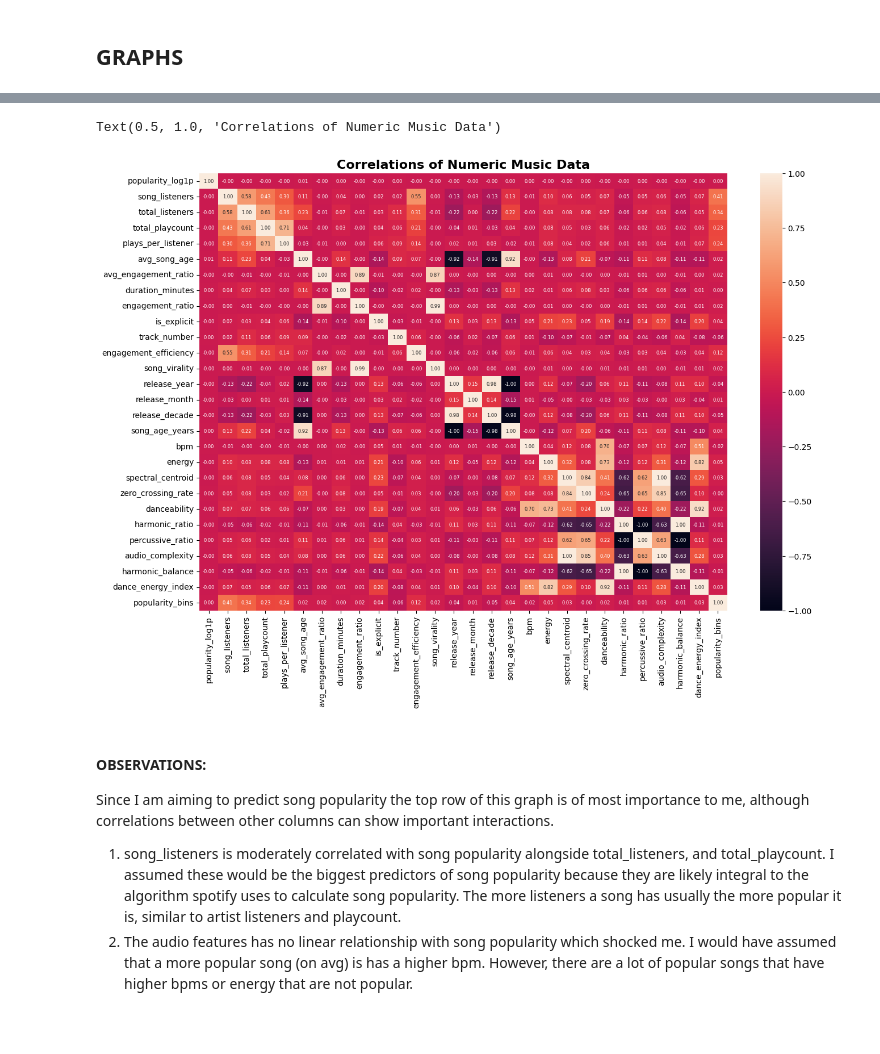
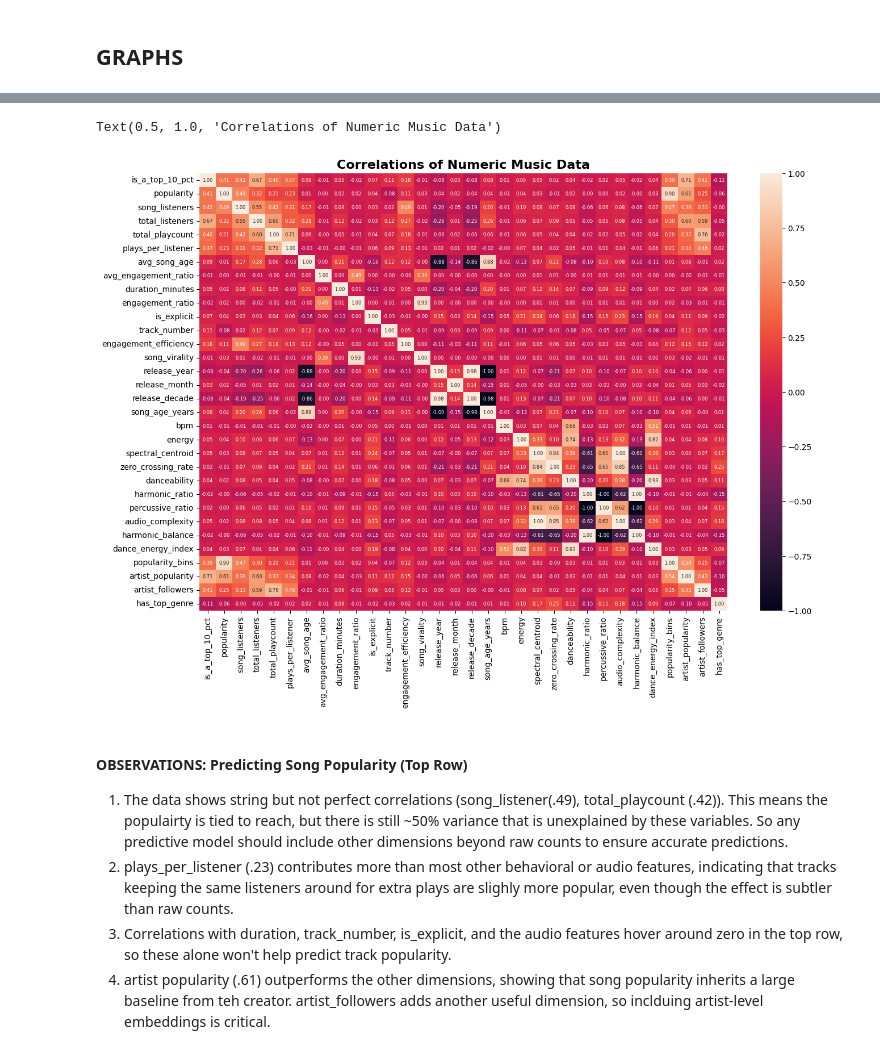
Before and after one commit to spennyfinn/Spotify_ETL_Project, a Jupyter notebook: notebooks/music_data_analysis.ipynb, the cells around one changed output, grey strips where cells are left out. Cells and saved outputs as stored; diff of their text form; code cells hidden in the pictures; blank space fills up the shorter version.

```diff
--- a/notebooks/music_data_analysis.ipynb
+++ b/notebooks/music_data_analysis.ipynb
@@ -305,6 +354,10 @@ artist_agg= songs.groupby('artist_id').agg({'popularity': ['mean', 'std', 'max',
 artist_agg.columns = ['artist_id', 'avg_popularity', 'popularity_std', 'max_popularity', 'min_popularity',
 'avg_song_age', 'avg_artist_listeners', 'avg_engagement_ratio', 'avg_duration_minutes', 'song_count', 'first_release', 'latest_release', 'avg_release_year']
 print(artist_agg.describe())
+
+popularity_threshold = artists["artist_popularity"].quantile(0.9)
+artists = artists.assign(is_a_top_10_pct=lambda df: df["artist_popularity"] >= popularity_threshold)
+
 artists=artists.merge(artist_agg, how='left', on= 'artist_id')
 display(artists)
 # %% [output]
@@ -340,0 +394,26 @@ max         2026.000000
+# %%
+artist_genres = artist_genres.merge(genres[['genre_id', 'genre_name']], on='genre_id', how='left')
+display(artist_genres)
+
+top_genres = (
+    artist_genres.groupby('genre_name')['artist_id']
+    .nunique()
+    .sort_values(ascending=False)
+    .head(3)
+)
+top_genres_list = top_genres.index.tolist()
+top_genres_set = set(top_genres_list)
+
+
+artist_top_genres = (
+    artist_genres.groupby('artist_id')['genre_name']
+    .agg(lambda names: list(dict.fromkeys(names)))
+    .reset_index(name='genres_list')
+)
+
+
+artist_top_genres['has_top_genre'] = artist_top_genres['genres_list'].apply(
+    lambda genres: bool(top_genres_set & set(genres))
+)
+
+display(artist_top_genres.sample(15))
@@ -340,0 +450,3 @@ max         2026.000000
+# %%
+artists = artists.merge(artist_top_genres[['has_top_genre', 'artist_id']], on='artist_id', how='left')
+display(artists.sample(10))
@@ -459,4 +591,5 @@ all_data = song_artist_features.merge(albums, how='left', on='album_id')
 # %%
 
 data_filtered = remove_outliers(all_data)
+data_filtered = data_filtered[data_filtered['release_year']>= 1950]
 # %% [output]
@@ -664,26 +821,26 @@ all_data['popularity_log1p'] = np.expm1(songs['popularity'])
 # %%
 
 
 
-all_data_num_cols= ['popularity_log1p', 'song_listeners', 'total_listeners', 'total_playcount', 'plays_per_listener', 'avg_song_age', 'avg_engagement_ratio'
+all_data_num_cols= ['is_a_top_10_pct','popularity', 'song_listeners', 'total_listeners', 'total_playcount', 'plays_per_listener', 'avg_song_age', 'avg_engagement_ratio'
        ,'duration_minutes', 'engagement_ratio', 'is_explicit',
         'track_number', 'engagement_efficiency', 'song_virality',
        'release_year', 'release_month', 'release_decade', 'song_age_years', 'bpm', 'energy', 'spectral_centroid',
        'zero_crossing_rate', 'danceability', 'harmonic_ratio',
        'percussive_ratio', 'audio_complexity', 'harmonic_balance',
-       'dance_energy_index', 'popularity_bins']
+       'dance_energy_index', 'popularity_bins', 'artist_popularity', 'artist_followers', 'has_top_genre', ]
 
-song_features= all_data[all_data_num_cols]
+song_features= data_filtered[all_data_num_cols]
 plt.figure(figsize=(15,10))
 sns.heatmap(song_features.corr(),annot=True, annot_kws={'size':6}, fmt='.2f')
 plt.title('Correlations of Numeric Music Data', fontsize=16, fontweight='bold')
 # %% [output]
 Text(0.5, 1.0, 'Correlations of Numeric Music Data')
-[figure, old version]
+[figure, new version]
 # %% [markdown]
-#### OBSERVATIONS:
+#### OBSERVATIONS: Predicting Song Popularity (Top Row)
 
-Since I am aiming to predict song popularity the top row of this graph is of most importance to me, although correlations between other columns can show important interactions.
-
-1. song_listeners is moderately correlated with song popularity alongside total_listeners, and total_playcount. I assumed these would be the biggest predictors of song popularity because they are likely integral to the algorithm spotify uses to calculate song popularity. The more listeners a song has usually the more popular it is, similar to artist listeners and playcount.
-2. The audio features has no linear relationship with song popularity which shocked me. I would have assumed that a more popular song (on avg) is has a higher bpm. However, there are a lot of popular songs that have higher bpms or energy that are not popular.
+1. The data shows string but not perfect correlations (song_listener(.49), total_playcount (.42)). This means the populairty is tied to reach, but there is still ~50% variance that is unexplained by these variables. So any predictive model should include other dimensions beyond raw counts to ensure accurate predictions.
+2. plays_per_listener (.23) contributes more than most other behavioral or audio features, indicating that tracks keeping the same listeners around for extra plays are slighly more popular, even though the effect is subtler than raw counts.
+3. Correlations with duration, track_number, is_explicit, and the audio features hover around zero in the top row, so these alone won't help predict track popularity.
+4. artist popularity (.61) outperforms the other dimensions, showing that song popularity inherits a large baseline from teh creator. artist_followers adds another useful dimension, so inclduing artist-level embeddings is critical.
```
Also changed, not shown: parts of 44 cells of this notebook, 14 other files.
